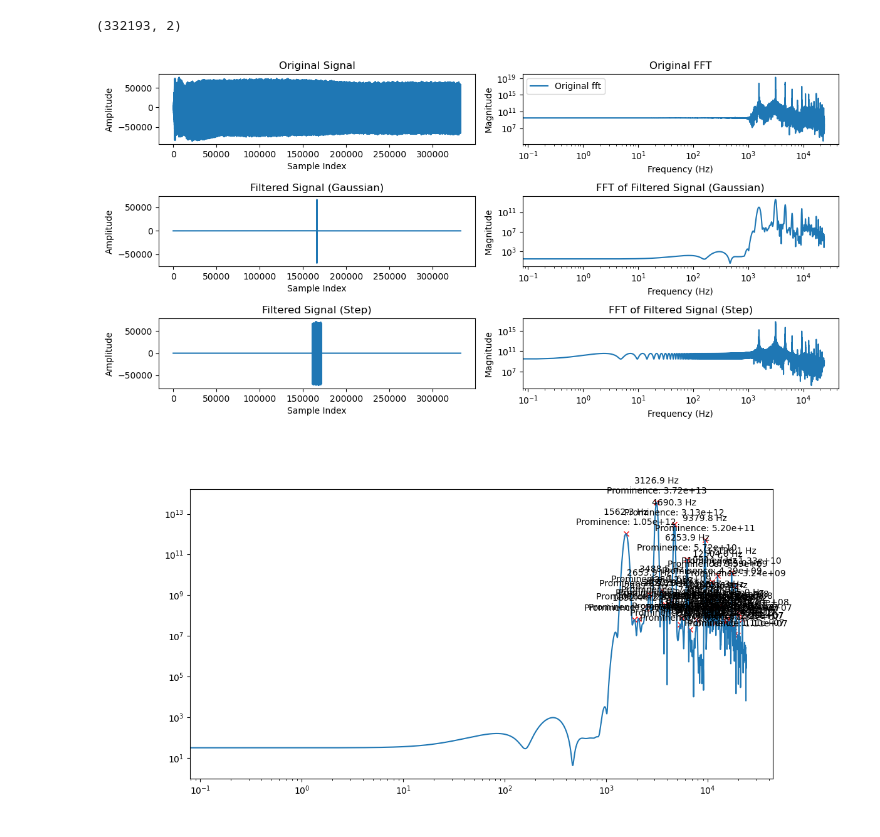
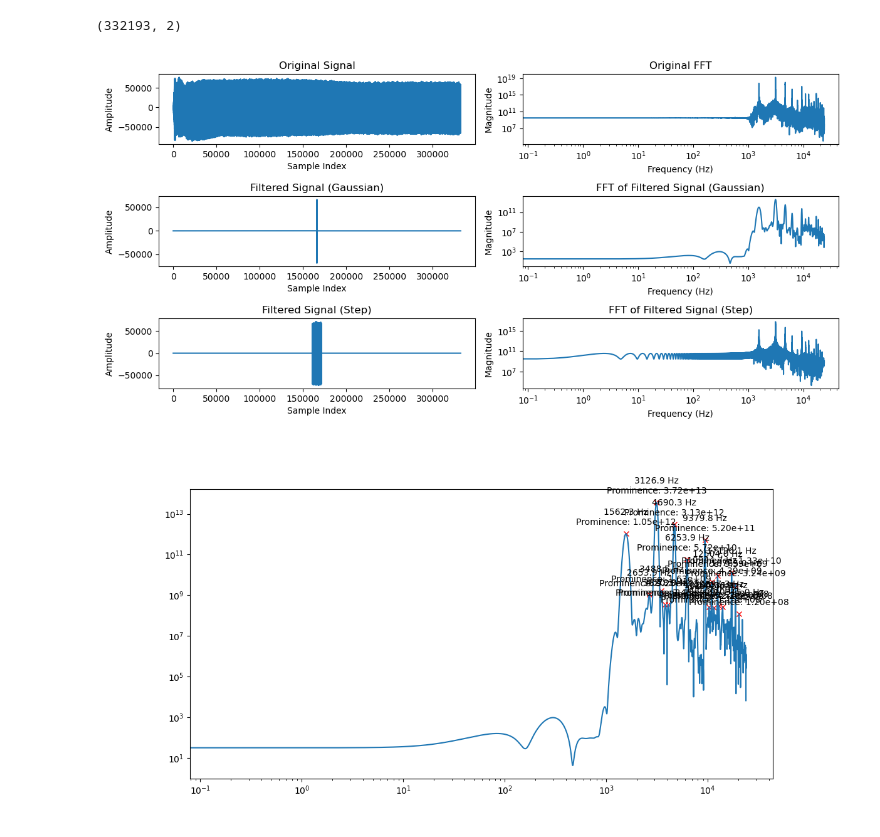
Before and after one commit to Lvetto/lmd_organo, a Jupyter notebook: Organ.ipynb, the cells around one changed output. Drawn from its saved outputs; the diff is of its cells as text; code cells hidden in the pictures.

```diff
--- a/Organ.ipynb
+++ b/Organ.ipynb
@@ -10,12 +10,12 @@ plt.close('all')
 note_data = readwav('Data_organ/note_1.wav')
 rate, data = note_data
 print(data.shape)
-chanel1 = data[:,0]
-chanel2 = data[:,1]
+channel1 = data[:,0]
+channel2 = data[:,1]
 # %% [output]
 (332193, 2)
 # %%
-data = chanel1
+data = channel1
 
 N = len(data)
 n = np.arange(N)
@@ -57,7 +57,6 @@ plt.yscale('log')
 plt.title('Original FFT')
 plt.xlabel('Frequency (Hz)')
 plt.ylabel('Magnitude')
-plt.legend()
 
 plt.subplot(3,2,3)
 plt.plot(n, filtered_data_gauss, label='Filtered Signal (Gaussian)')
@@ -91,29 +90,29 @@ plt.ylabel('Magnitude')
 plt.tight_layout()
 plt.show()
 # %% [output]
-[figure, old version]
+[figure, new version]
 # %%
 plt.figure(figsize=(12, 6))
 
-peaks, _ = sp.signal.find_peaks(np.abs(fft_filtered_data_gauss)**2, prominence=1e7)
+peaks, _ = sp.signal.find_peaks(np.abs(fft_filtered_data_gauss)**2, prominence=1e8)
 prominences = sp.signal.peak_prominences(np.abs(fft_filtered_data_gauss)**2, peaks)[0]
 
 plt.plot(frequencies[peaks], np.abs(fft_filtered_data_gauss)[peaks]**2, 'rx', label='Peaks')
 
 for i, (peak, prominence) in enumerate(zip(peaks, prominences)):
     plt.annotate(f'{frequencies[peak]:.1f} Hz\nProminence: {prominence:.2e}',
                  (frequencies[peak], np.abs(fft_filtered_data_gauss)[peak]**2),
                  textcoords="offset points", xytext=(0,10), ha='center')
 
 
 plt.plot(frequencies, np.abs(fft_filtered_data_gauss)**2, label='Original fft')
 
 plt.yscale('log')
 plt.xscale('log')
 
 
 
 
 plt.show()
 # %% [output]
-[figure, old version]
+[figure, new version]
```
Also changed, not shown: parts of 4 cells of this notebook.
